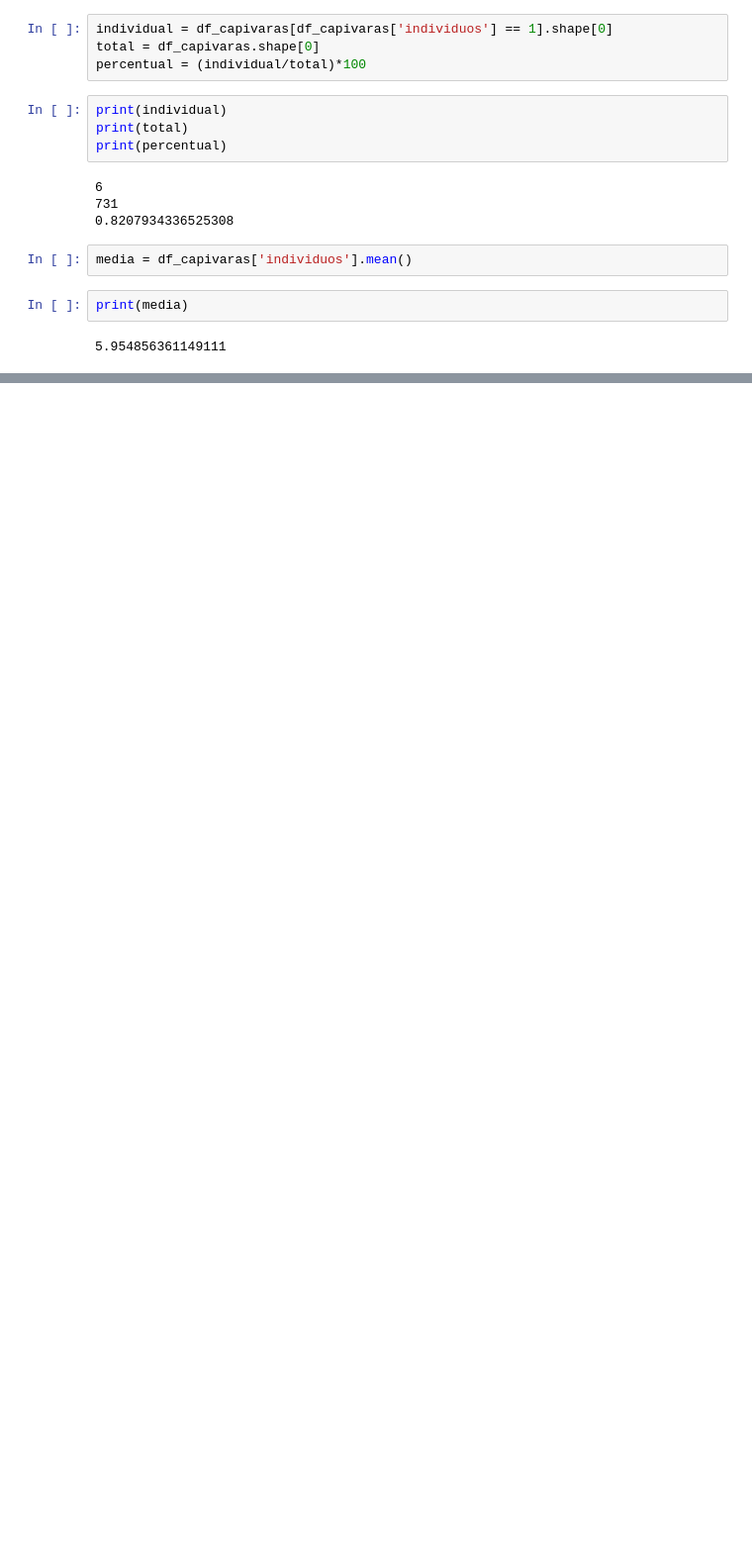
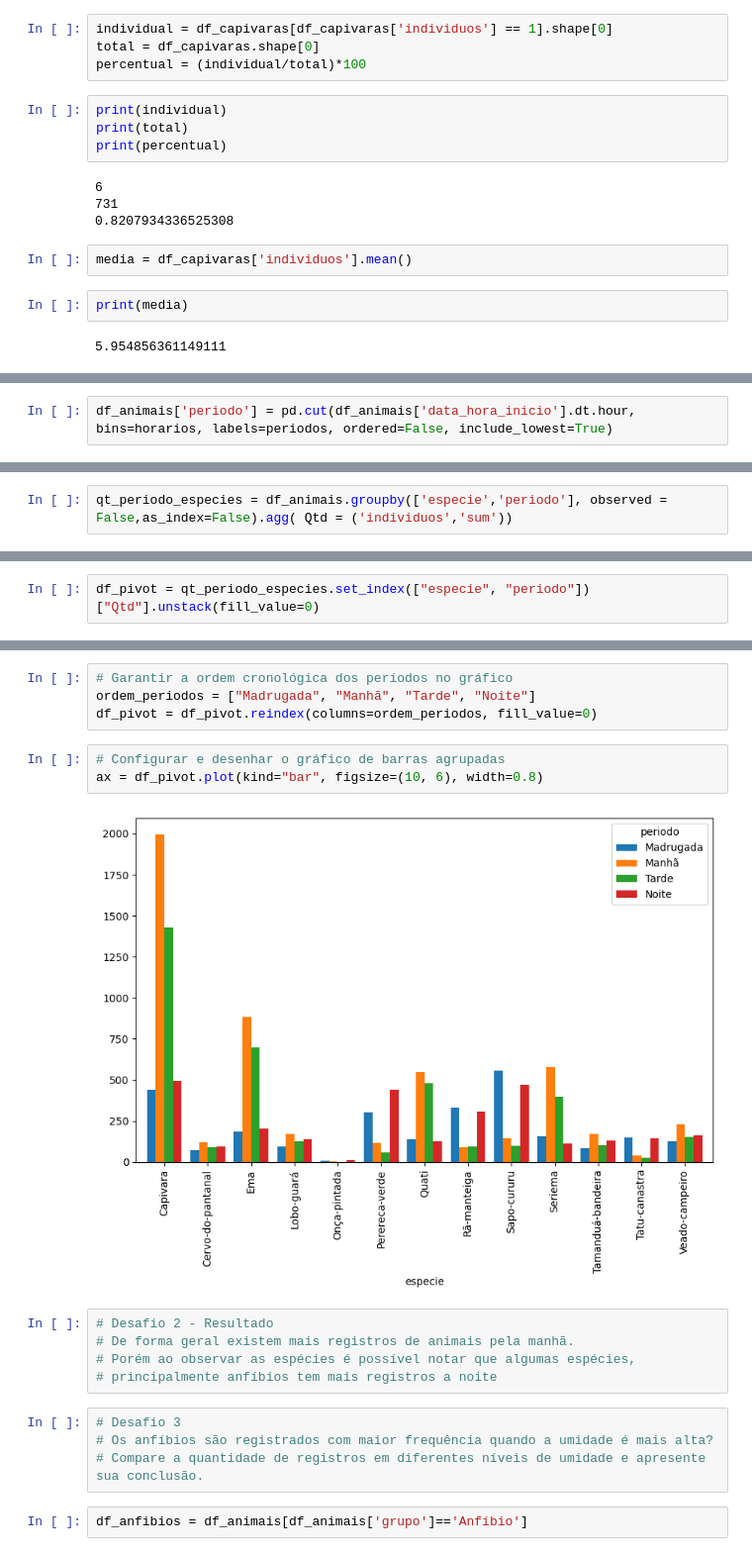
Before and after one commit to ufnovaes/Checkpoint-01, a Jupyter notebook: Checkpoint01.ipynb, the cells around one changed output, grey strips where cells are left out. Shown at 99% size. Cells and saved outputs as stored; diff of their text form; blank space fills up the shorter version.

Commit message:
Respostas Desafio 02 e 03

```diff
--- a/Checkpoint01.ipynb
+++ b/Checkpoint01.ipynb
@@ -65,0 +81,2 @@ print(media)
+# %%
+df_animais['periodo'] = pd.cut(df_animais['data_hora_inicio'].dt.hour, bins=horarios, labels=periodos, ordered=False, include_lowest=True)
@@ -65,0 +159,2 @@ print(media)
+# %%
+qt_periodo_especies = df_animais.groupby(['especie','periodo'], observed = False,as_index=False).agg( Qtd = ('individuos','sum'))
@@ -65,0 +170,2 @@ print(media)
+# %%
+df_pivot = qt_periodo_especies.set_index(["especie", "periodo"])["Qtd"].unstack(fill_value=0)
@@ -65,0 +182,20 @@ print(media)
+# %%
+# Garantir a ordem cronológica dos períodos no gráfico
+ordem_periodos = ["Madrugada", "Manhã", "Tarde", "Noite"]
+df_pivot = df_pivot.reindex(columns=ordem_periodos, fill_value=0)
+# %%
+# Configurar e desenhar o gráfico de barras agrupadas
+ax = df_pivot.plot(kind="bar", figsize=(10, 6), width=0.8)
+# %% [output]
+[figure, added]
+# %%
+# Desafio 2 - Resultado
+# De forma geral existem mais registros de animais pela manhã.
+# Porém ao observar as espécies é possível notar que algumas espécies,
+# principalmente anfíbios tem mais registros a noite
+# %%
+# Desafio 3
+# Os anfíbios são registrados com maior frequência quando a umidade é mais alta?
+# Compare a quantidade de registros em diferentes níveis de umidade e apresente sua conclusão.
+# %%
+df_anfibios = df_animais[df_animais['grupo']=='Anfíbio']
```
Also changed, not shown: parts of 27 cells of this notebook.
